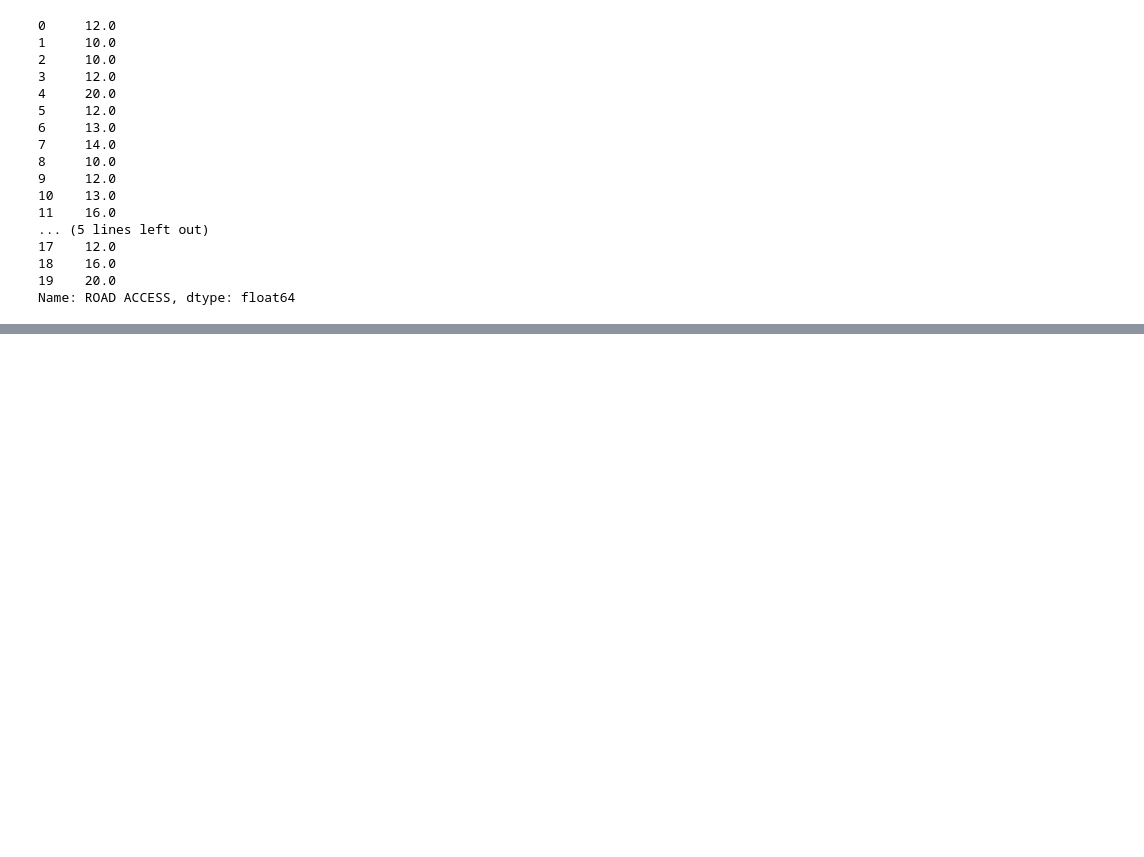
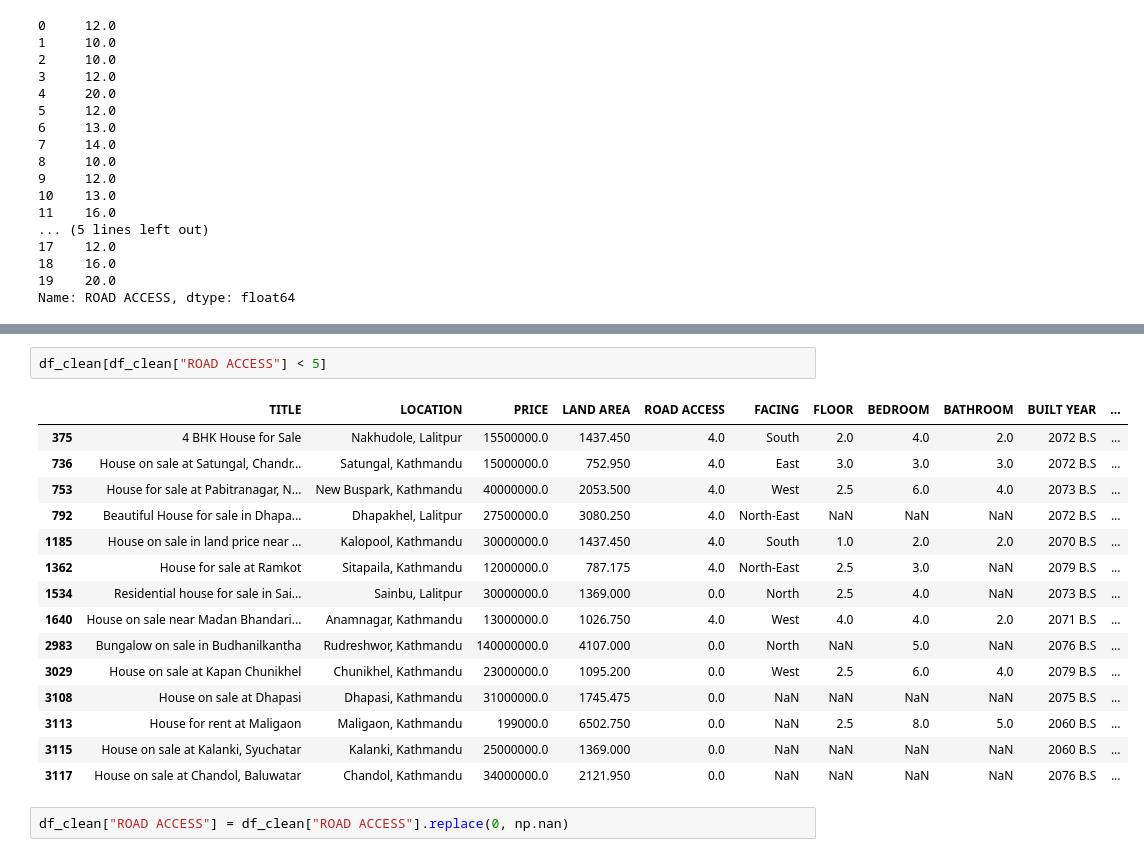
Before and after one commit to ishan2021/House-Price-Prediction-ML-Project, a Jupyter notebook: notebooks/02_Data_Cleaning.ipynb, the cells around one changed output, grey strips where cells are left out. Drawn from its saved outputs; the diff is of its cells as text; blank space fills up the shorter version.

```diff
--- a/notebooks/02_Data_Cleaning.ipynb
+++ b/notebooks/02_Data_Cleaning.ipynb
@@ -595,0 +600,20 @@ Name: ROAD ACCESS, dtype: float64
+# %%
+df_clean[df_clean["ROAD ACCESS"] < 5]
+# %% [output]
+|  | TITLE | LOCATION | PRICE | LAND AREA | ROAD ACCESS | FACING | FLOOR | BEDROOM | BATHROOM | BUILT YEAR | ... |
+| 375 | 4 BHK House for Sale | Nakhudole, Lalitpur | 15500000.0 | 1437.450 | 4.0 | South | 2.0 | 4.0 | 2.0 | 2072 B.S | ... |
+| 736 | House on sale at Satungal, Chandr... | Satungal, Kathmandu | 15000000.0 | 752.950 | 4.0 | East | 3.0 | 3.0 | 3.0 | 2072 B.S | ... |
+| 753 | House for sale at Pabitranagar, N... | New Buspark, Kathmandu | 40000000.0 | 2053.500 | 4.0 | West | 2.5 | 6.0 | 4.0 | 2073 B.S | ... |
+| 792 | Beautiful House for sale in Dhapa... | Dhapakhel, Lalitpur | 27500000.0 | 3080.250 | 4.0 | North-East | NaN | NaN | NaN | 2072 B.S | ... |
+| 1185 | House on sale in land price near ... | Kalopool, Kathmandu | 30000000.0 | 1437.450 | 4.0 | South | 1.0 | 2.0 | 2.0 | 2070 B.S | ... |
+| 1362 | House for sale at Ramkot | Sitapaila, Kathmandu | 12000000.0 | 787.175 | 4.0 | North-East | 2.5 | 3.0 | NaN | 2079 B.S | ... |
+| 1534 | Residential house for sale in Sai... | Sainbu, Lalitpur | 30000000.0 | 1369.000 | 0.0 | North | 2.5 | 4.0 | NaN | 2073 B.S | ... |
+| 1640 | House on sale near Madan Bhandari... | Anamnagar, Kathmandu | 13000000.0 | 1026.750 | 4.0 | West | 4.0 | 4.0 | 2.0 | 2071 B.S | ... |
+| 2983 | Bungalow on sale in Budhanilkantha | Rudreshwor, Kathmandu | 140000000.0 | 4107.000 | 0.0 | North | NaN | 5.0 | NaN | 2076 B.S | ... |
+| 3029 | House on sale at Kapan Chunikhel | Chunikhel, Kathmandu | 23000000.0 | 1095.200 | 0.0 | West | 2.5 | 6.0 | 4.0 | 2079 B.S | ... |
+| 3108 | House on sale at Dhapasi | Dhapasi, Kathmandu | 31000000.0 | 1745.475 | 0.0 | NaN | NaN | NaN | NaN | 2075 B.S | ... |
+| 3113 | House for rent at Maligaon | Maligaon, Kathmandu | 199000.0 | 6502.750 | 0.0 | NaN | 2.5 | 8.0 | 5.0 | 2060 B.S | ... |
+| 3115 | House on sale at Kalanki, Syuchatar | Kalanki, Kathmandu | 25000000.0 | 1369.000 | 0.0 | NaN | NaN | NaN | NaN | 2060 B.S | ... |
+| 3117 | House on sale at Chandol, Baluwatar | Chandol, Kathmandu | 34000000.0 | 2121.950 | 0.0 | NaN | NaN | NaN | NaN | 2076 B.S | ... |
+# %%
+df_clean["ROAD ACCESS"] = df_clean["ROAD ACCESS"].replace(0, np.nan)
```
Also changed, not shown: parts of 43 cells of this notebook, 1 other file.
